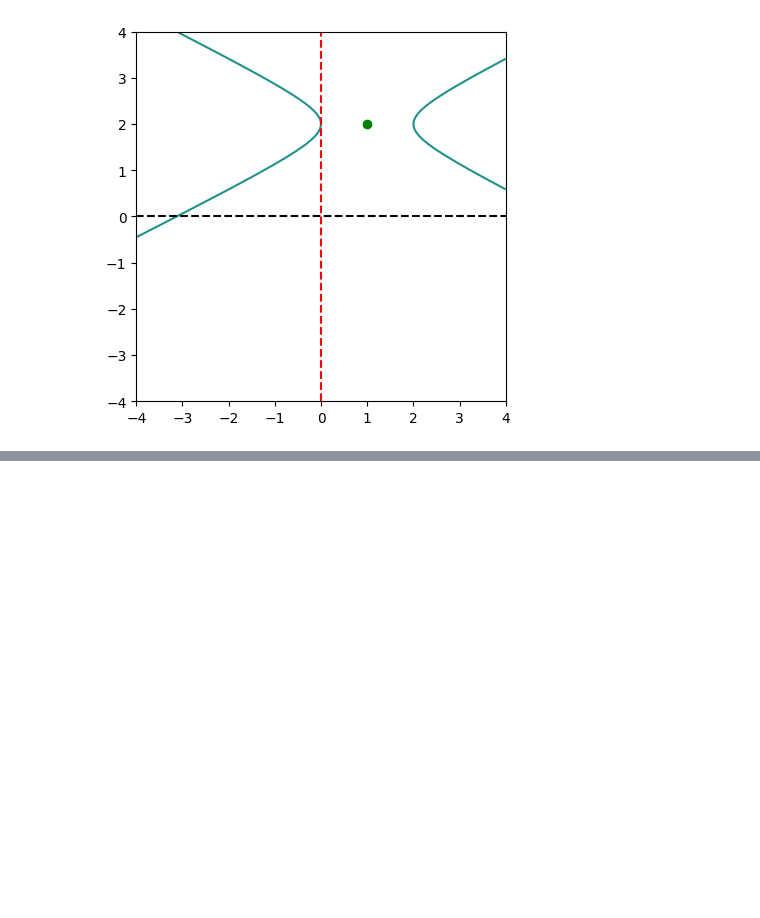
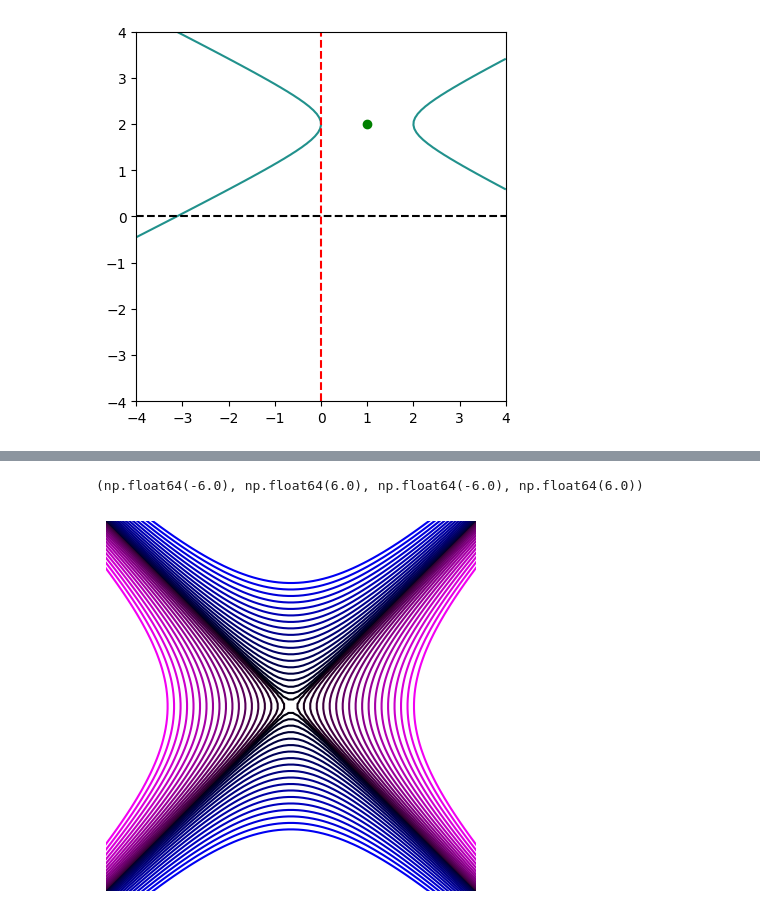
Before and after one commit to krdungca/Math-and-Python, a Jupyter notebook: Master Math via Python/07_Graphing Conic Sections/gcs_5_graphing hyperbola.ipynb, the cells around one changed output, grey strips where cells are left out. Cells and saved outputs as stored; diff of their text form; code cells hidden in the pictures; blank space fills up the shorter version.

```diff
--- a/Master Math via Python/07_Graphing Conic Sections/gcs_5_graphing hyperbola.ipynb
+++ b/Master Math via Python/07_Graphing Conic Sections/gcs_5_graphing hyperbola.ipynb
@@ -34,0 +53,22 @@ plt.gca().set_aspect('equal')
+# %%
+n = 20
+h = 0
+k = 0
+a = np.linspace(0,4,n)
+b = np.linspace(0,4,n)
+
+
+x = np.linspace(-8,8,100)
+X,Y = np.meshgrid(x,x)
+
+for i in range(0,n):
+    F = (X-h)**2/a[i]**2 - (Y-k)**2/b[i]**2 - 1
+    plt.contour(X,Y,F,0,colors=[i/n,0,i/n])
+    plt.contour(Y,X,F,0,colors=[0,0,i/n])
+
+plt.gca().set_aspect('equal')
+plt.axis([-6,6,-6,6])
+plt.axis('off')
+# %% [output]
+(np.float64(-6.0), np.float64(6.0), np.float64(-6.0), np.float64(6.0))
+[figure, added]
```
Also changed, not shown: parts of 2 cells of this notebook.
